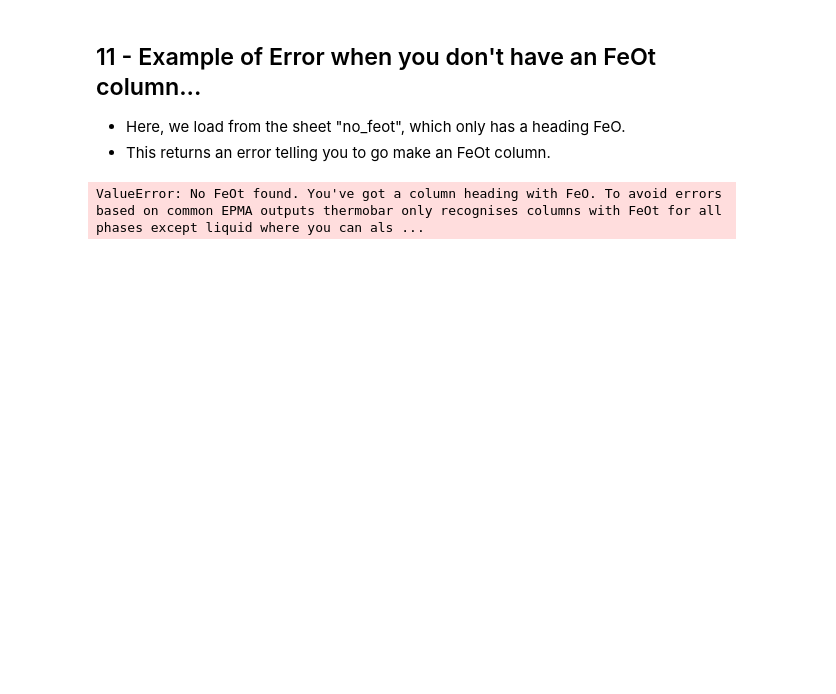
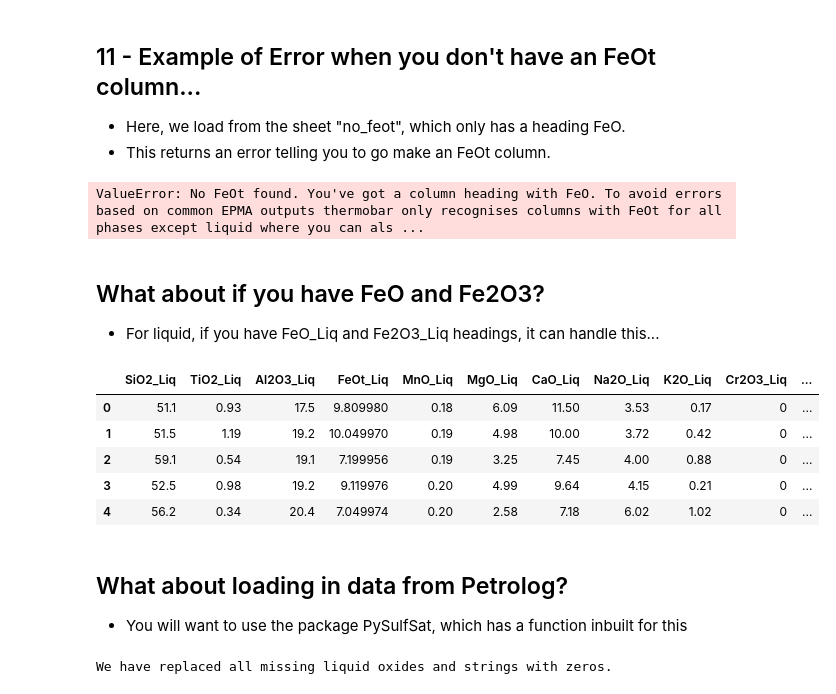
Before and after one commit to PennyWieser/Thermobar, a Jupyter notebook: docs/Examples/Five_min_intro.ipynb, the cells around one changed output. Saved outputs shown, nothing was run; the diff lists cells and outputs as text; code cells hidden in the pictures; blank space fills up the shorter version.

```diff
--- a/docs/Examples/Five_min_intro.ipynb
+++ b/docs/Examples/Five_min_intro.ipynb
@@ -200,3 +200,27 @@ out3=pt.import_excel('Five_min_intro.xlsx', sheet_name="no_feot")
 Liqs3=out3['Liqs']
 # %% [output]
 ValueError: No FeOt found. You've got a column heading with FeO. To avoid errors based on common EPMA outputs thermobar only recognises columns with FeOt for all phases except liquid where you can als ...
+# %% [markdown]
+## What about if you have FeO and Fe2O3?
+- For liquid, if you have FeO_Liq and Fe2O3_Liq headings, it can handle this...
+# %%
+out4=pt.import_excel('Five_min_intro.xlsx', sheet_name="Feo_Fe2O3")
+Liqs4=out4['Liqs']
+# %%
+Liqs4
+# %% [output]
+|  | SiO2_Liq | TiO2_Liq | Al2O3_Liq | FeOt_Liq | MnO_Liq | MgO_Liq | CaO_Liq | Na2O_Liq | K2O_Liq | Cr2O3_Liq | ... |
+| 0 | 51.1 | 0.93 | 17.5 | 9.809980 | 0.18 | 6.09 | 11.50 | 3.53 | 0.17 | 0 | ... |
+| 1 | 51.5 | 1.19 | 19.2 | 10.049970 | 0.19 | 4.98 | 10.00 | 3.72 | 0.42 | 0 | ... |
+| 2 | 59.1 | 0.54 | 19.1 | 7.199956 | 0.19 | 3.25 | 7.45 | 4.00 | 0.88 | 0 | ... |
+| 3 | 52.5 | 0.98 | 19.2 | 9.119976 | 0.20 | 4.99 | 9.64 | 4.15 | 0.21 | 0 | ... |
+| 4 | 56.2 | 0.34 | 20.4 | 7.049974 | 0.20 | 2.58 | 7.18 | 6.02 | 1.02 | 0 | ... |
+# %% [markdown]
+## What about loading in data from Petrolog?
+- You will want to use the package PySulfSat, which has a function inbuilt for this
+# %%
+# !pip install PySulfSat
+import PySulfSat as ss
+df_out=ss.import_data('PetrologCalculations.xlsx', Petrolog=True)
+# %% [output]
+We have replaced all missing liquid oxides and strings with zeros.
```
Also changed, not shown: parts of 8 cells of this notebook, 3 other files.
